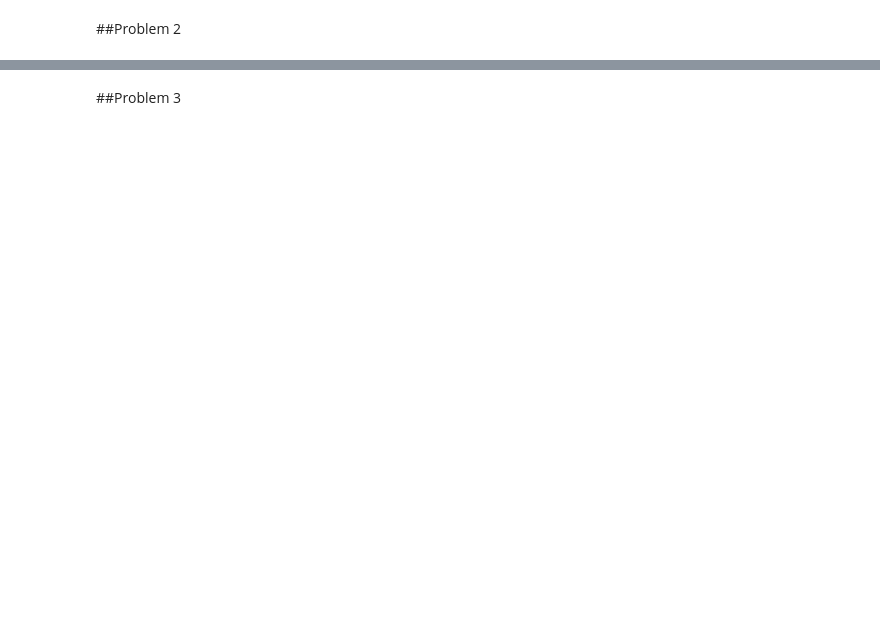
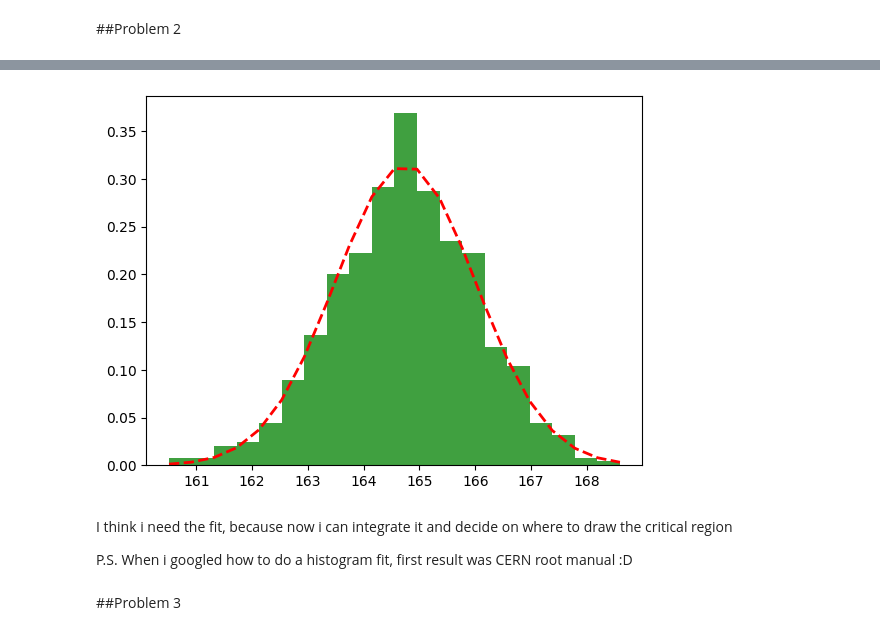
Before and after one commit to nebuus/Stat_methods, a Jupyter notebook: Statistical_methods_in_data_analysis_S2_S3.ipynb, the cells around one changed output, grey strips where cells are left out. Drawn from its saved outputs; the diff is of its cells as text; code cells hidden in the pictures; blank space fills up the shorter version.

```diff
--- a/Statistical_methods_in_data_analysis_S2_S3.ipynb
+++ b/Statistical_methods_in_data_analysis_S2_S3.ipynb
@@ -531,0 +555,2 @@ clopper_pearson_interval(170, 1000, 0.68)
+# %%
+(mu, sigma) = norm.fit(pseudo_means)
@@ -532,2 +561,12 @@ clopper_pearson_interval(170, 1000, 0.68)
+# %%
+n, bins, patches = plt.hist(pseudo_means, 20, density=True, facecolor='green', alpha=0.75)
+y = norm.pdf(bins, mu, sigma)
+l = plt.plot(bins, y, 'r--', linewidth=2)
+# %% [output]
+[figure, added]
+# %% [markdown]
+I think i need the fit, because now i can integrate it and decide on where to draw the critical region
+
+P.S. When i googled how to do a histogram fit, first result was CERN root manual :D
 # %% [markdown]
 ##Problem 3
```
Also changed, not shown: parts of 12 cells of this notebook.
